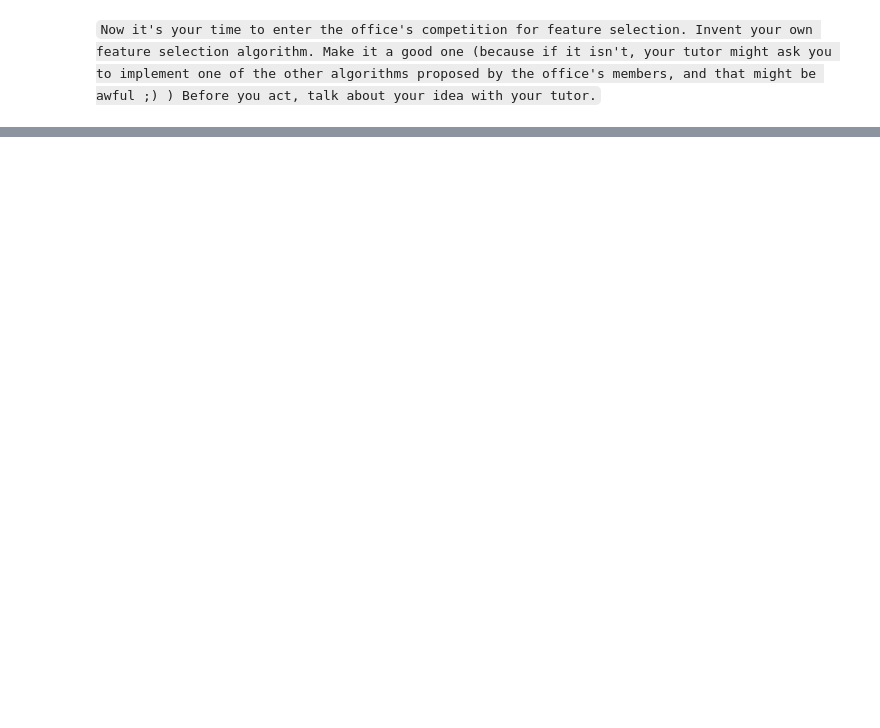
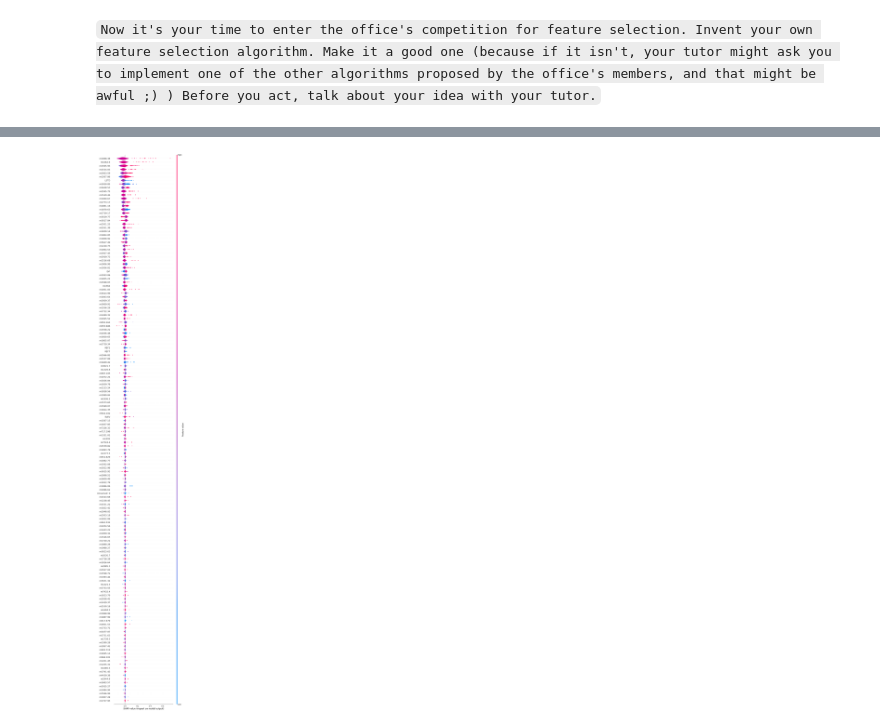
Before and after one commit to haroldbola/Course_Maphat, a Jupyter notebook: מודולים/שיטות עיבוד מוקדם/3. feature selection exercise/Feature selection.ipynb, the cells around one changed output, grey strips where cells are left out. Saved outputs shown, nothing was run; the diff lists cells and outputs as text; code cells hidden in the pictures; blank space fills up the shorter version.

```diff
--- a/מודולים/שיטות עיבוד מוקדם/3. feature selection exercise/Feature selection.ipynb
+++ b/מודולים/שיטות עיבוד מוקדם/3. feature selection exercise/Feature selection.ipynb
@@ -35,0 +514,2 @@ How does model.feature_importances_ work? Some features have 0 importance. Why?`
+# %%
+train_model(features_shap)
@@ -35,0 +548,42 @@ How does model.feature_importances_ work? Some features have 0 importance. Why?`
+# %%
+def feature_selction_SHAP(X, y, feature_names, nb_features, classification=True, n_iter=20):
+    if classification is True:
+        classifier = xgb.XGBClassifier(use_label_encoder=False, random_state=32)
+    else:
+        classifier = xgb.XGBRegressor(use_label_encoder=False, random_state=32)
+
+    X_train_train, X_train_val, Y_train_train, Y_train_val = train_test_split(X, y, train_size=0.8)
+
+    random_grid = {"n_estimators": np.linspace(10, 150, 10, dtype=int),
+                   "max_depth": np.linspace(2, 15, 10, dtype=int),
+                   "learning_rate": np.logspace(-5, 0, 15),
+                   "reg_alpha": np.logspace(-5, 0, 5),
+                   "reg_lambda": np.logspace(-5, 0, 5),
+                   'min_child_weight': [1, 5, 10],
+                   'gamma': [0.5, 1, 1.5, 2, 5],
+                   'subsample': [0.6, 0.8, 1.0],
+                   'colsample_bytree': [0.6, 0.8, 1.0],
+                  }
+
+    random_model = RandomizedSearchCV(estimator=classifier, param_distributions=random_grid,
+                                      n_iter=n_iter, verbose=0, random_state=42, n_jobs=-1,
+                                      return_train_score=True, cv=3)
+
+    random_model.fit(X_train_train, Y_train_train)
+    classifier = random_model.best_estimator_
+
+    shap_class = shap.explainers.Tree(classifier, data=X_train_val, feature_names=feature_names)
+    shap_values = shap_class.shap_values(X_train_val, y=Y_train_val)
+    shap.summary_plot(shap_values, X_train_val, plot_type="violin", max_display=nb_features, show=False)
+
+    ax = plt.gca()
+    major_ticks = ax.yaxis.majorTicks
+    features_shap = []
+    for tick in major_ticks:
+        features_shap.append(tick.label1.get_text())
+
+    return features_shap
+# %%
+features_SHAP = feature_selction_SHAP(X_train, Y_train, X_train.columns, nb_features=150, classification=False)
+# %% [output]
+[figure, added]
```
Also changed, not shown: parts of 45 cells of this notebook, 13 other files.
